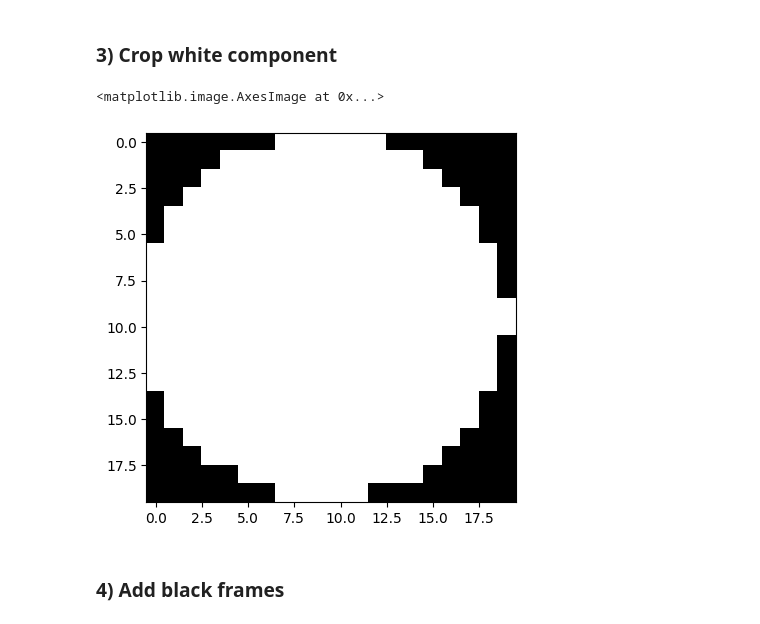
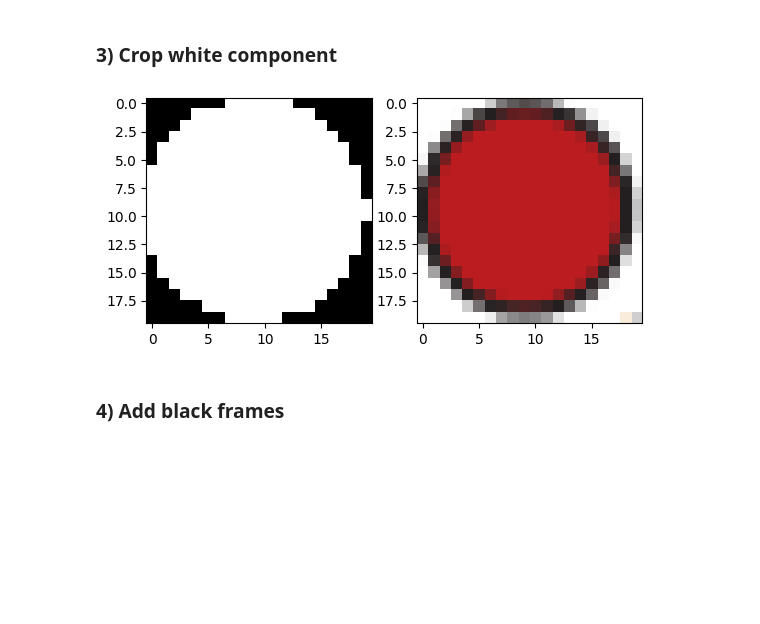
Before and after one commit to adusachev/scanplot, a Jupyter notebook: plot2data/pipeline.ipynb, the cells around one changed output. Cells and saved outputs as stored; diff of their text form; code cells hidden in the pictures; blank space fills up the shorter version.

Commit message:
fix bugs in template processing

```diff
--- a/plot2data/pipeline.ipynb
+++ b/plot2data/pipeline.ipynb
@@ -216,11 +228,16 @@ plt.scatter([bbox_center_x], [bbox_center_y], marker="*")
 ### 3) Crop white component
 # %%
 cropped_mask = crop_image(new_mask, bbox)
+
+cropped_template = crop_image(template_rgb, bbox)
 # %%
+plt.subplot(1, 2, 1)
 plt.imshow(cropped_mask, cmap="gray")
+
+plt.subplot(1, 2, 2)
+draw_image(cropped_template)
 # %% [output]
-<matplotlib.image.AxesImage at 0x...>
-[figure, old version]
+[figure, new version]
 # %% [markdown]
 ### 4) Add black frames
 # %%
```
Also changed, not shown: parts of 22 cells of this notebook, 2 other files.
